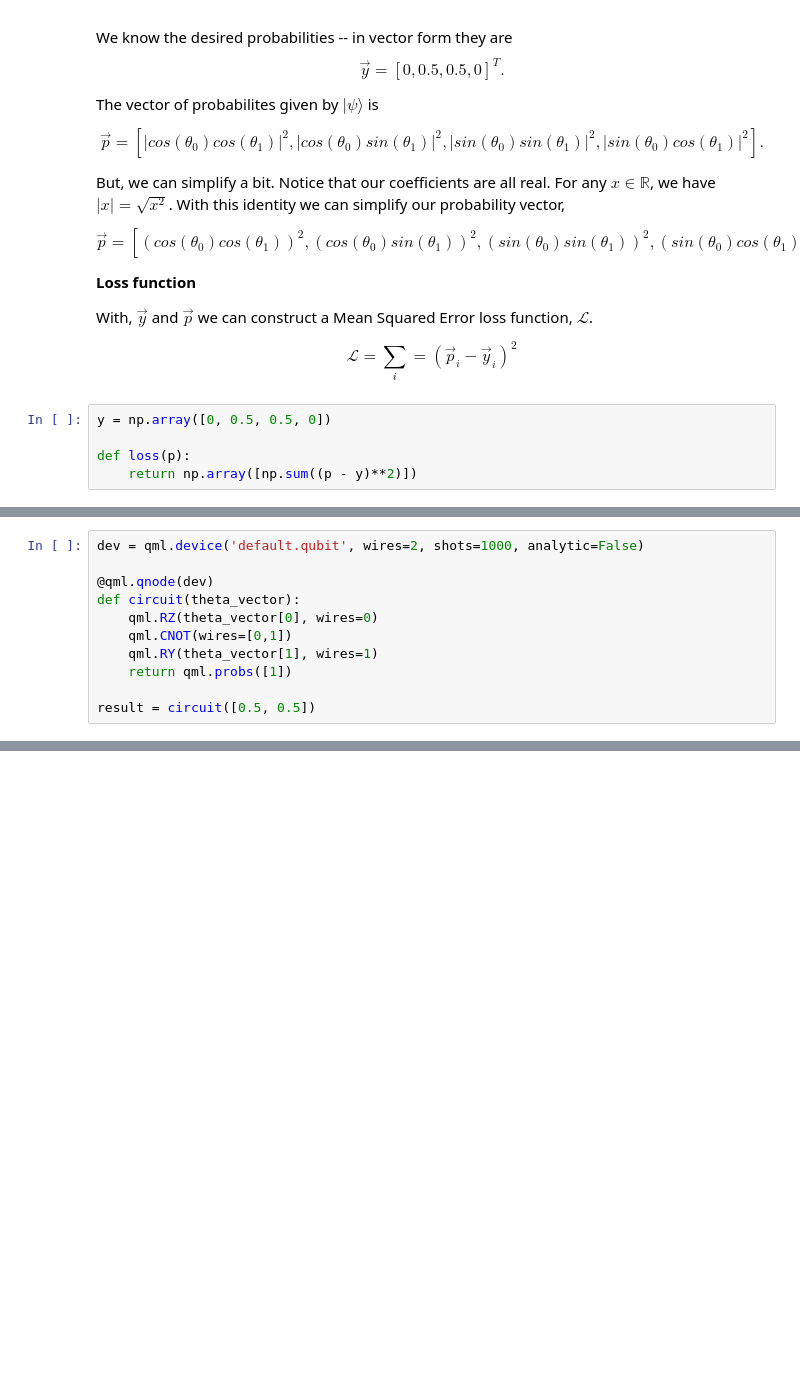
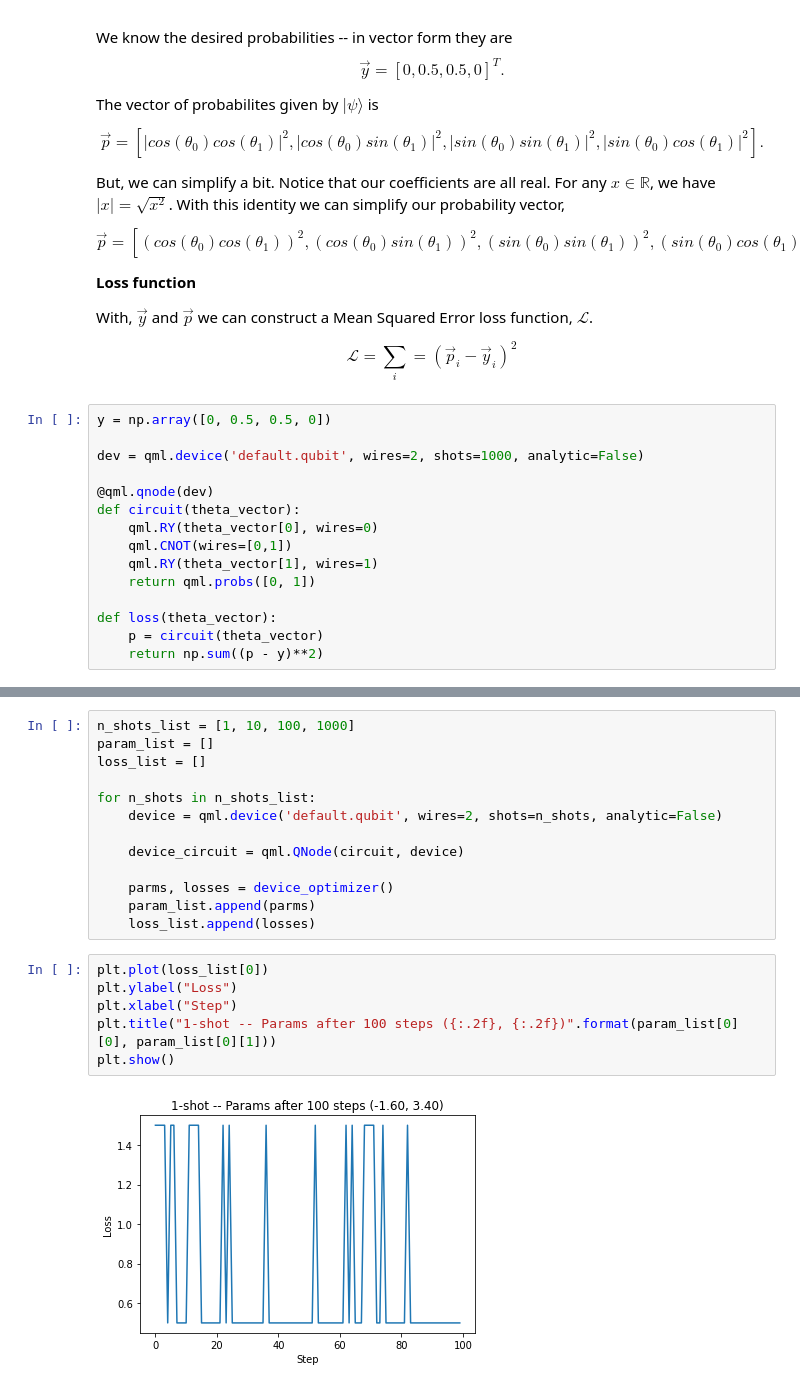
Before and after one commit to Farquhar13/qosf, a Jupyter notebook: Qosf task 2.ipynb, the cells around one changed output, grey strips where cells are left out. Saved outputs shown, nothing was run; the diff lists cells and outputs as text; blank space fills up the shorter version.

```diff
--- a/Qosf task 2.ipynb
+++ b/Qosf task 2.ipynb
@@ -126,8 +127,18 @@ With, $\vec{y}$ and $\vec{p}$ we can construct a Mean Squared Error loss functio
 # %%
 y = np.array([0, 0.5, 0.5, 0])
 
-def loss(p):
-    return np.array([np.sum((p - y)**2)])
+dev = qml.device('default.qubit', wires=2, shots=1000, analytic=False)
+
+@qml.qnode(dev)
+def circuit(theta_vector):
+    qml.RY(theta_vector[0], wires=0)
+    qml.CNOT(wires=[0,1])
+    qml.RY(theta_vector[1], wires=1)
+    return qml.probs([0, 1])
+
+def loss(theta_vector):
+    p = circuit(theta_vector)
+    return np.sum((p - y)**2)
 # %% [markdown]
 **The gradients and the update rule**
 
@@ -164,11 +193,0 @@ TypeError: Can't differentiate w.r.t. type <class 'int'>
-# %%
-dev = qml.device('default.qubit', wires=2, shots=1000, analytic=False)
-
-@qml.qnode(dev)
-def circuit(theta_vector):
-    qml.RZ(theta_vector[0], wires=0)
-    qml.CNOT(wires=[0,1])
-    qml.RY(theta_vector[1], wires=1)
-    return qml.probs([1])
-
-result = circuit([0.5, 0.5])
@@ -289,0 +225,21 @@ q_1: ─┤ RY(pi) ├─┤ X ├
+# %%
+n_shots_list = [1, 10, 100, 1000]
+param_list = []
+loss_list = []
+
+for n_shots in n_shots_list:
+    device = qml.device('default.qubit', wires=2, shots=n_shots, analytic=False)
+
+    device_circuit = qml.QNode(circuit, device)
+
+    parms, losses = device_optimizer()
+    param_list.append(parms)
+    loss_list.append(losses)
+# %%
+plt.plot(loss_list[0])
+plt.ylabel("Loss")
+plt.xlabel("Step")
+plt.title("1-shot -- Params after 100 steps ({:.2f}, {:.2f})".format(param_list[0][0], param_list[0][1]))
+plt.show()
+# %% [output]
+[figure, added]
```
Also changed, not shown: parts of 25 cells of this notebook.
